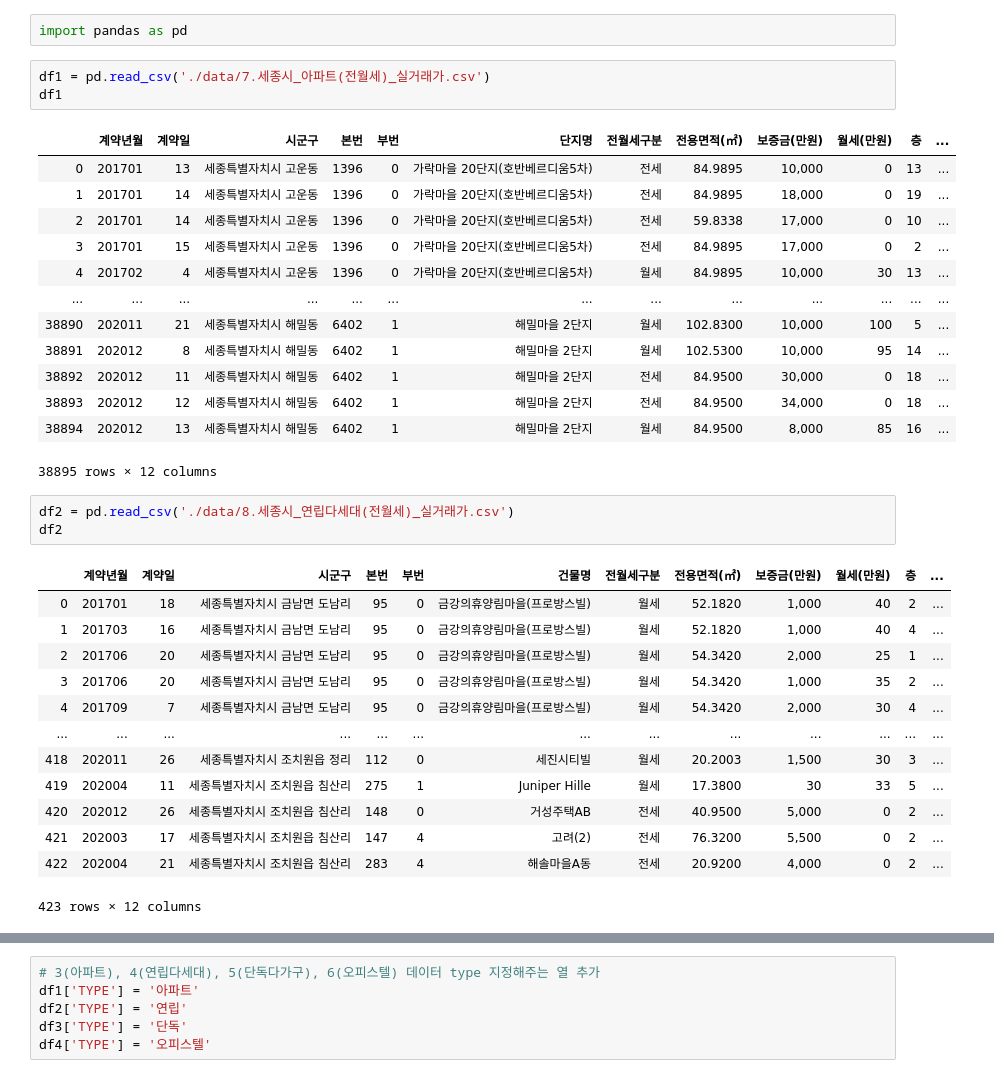
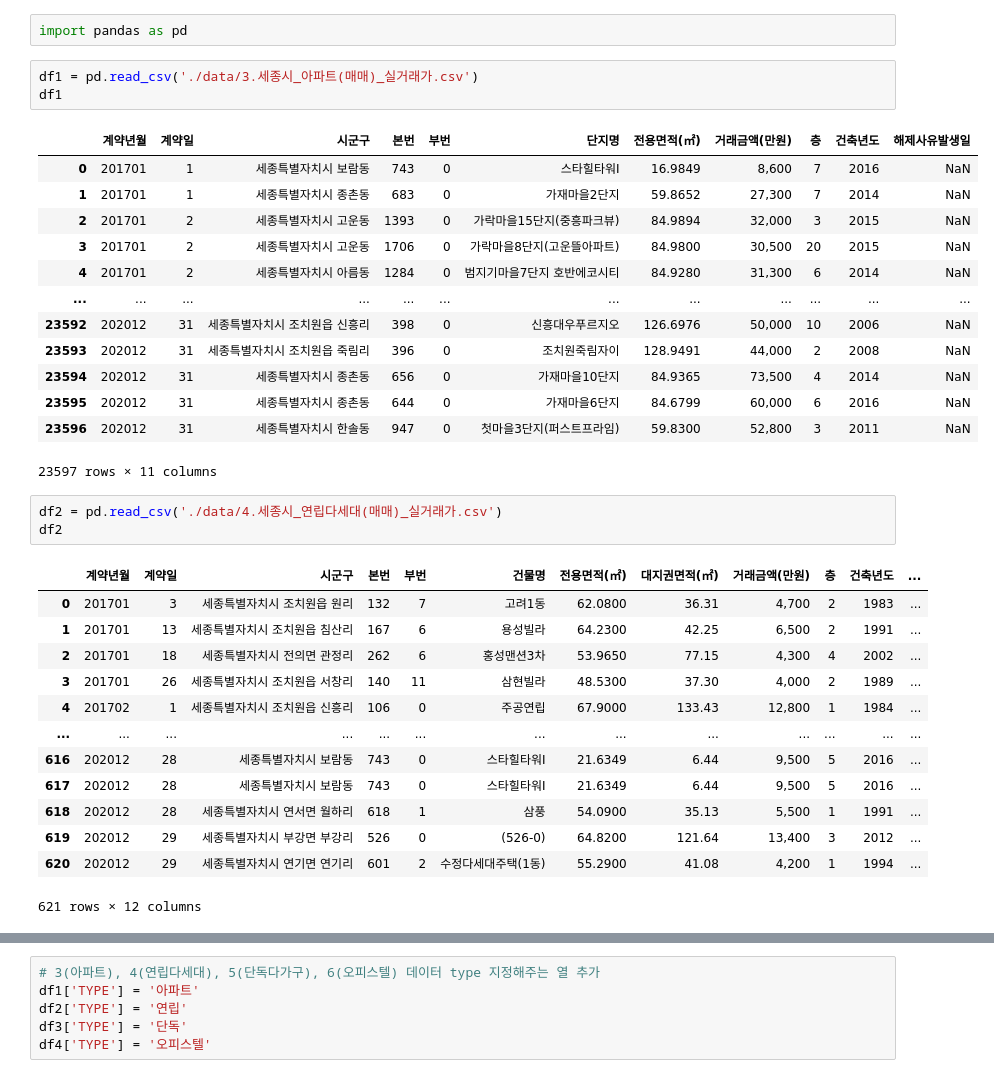
Before and after one commit to ahnty0122/Housing_Analysis, a Jupyter notebook: join_data.ipynb, the cells around one changed output, grey strips where cells are left out. Cells and saved outputs as stored; diff of their text form.

Commit message:
data change

```diff
--- a/join_data.ipynb
+++ b/join_data.ipynb
@@ -4,37 +4,37 @@
 # %%
 import pandas as pd
 # %%
-df1 = pd.read_csv('./data/7.세종시_아파트(전월세)_실거래가.csv')
+df1 = pd.read_csv('./data/3.세종시_아파트(매매)_실거래가.csv')
 df1
 # %% [output]
-|  | 계약년월 | 계약일 | 시군구 | 본번 | 부번 | 단지명 | 전월세구분 | 전용면적(㎡) | 보증금(만원) | 월세(만원) | 층 | ... |
-| 0 | 201701 | 13 | 세종특별자치시 고운동 | 1396 | 0 | 가락마을 20단지(호반베르디움5차) | 전세 | 84.9895 | 10,000 | 0 | 13 | ... |
-| 1 | 201701 | 14 | 세종특별자치시 고운동 | 1396 | 0 | 가락마을 20단지(호반베르디움5차) | 전세 | 84.9895 | 18,000 | 0 | 19 | ... |
-| 2 | 201701 | 14 | 세종특별자치시 고운동 | 1396 | 0 | 가락마을 20단지(호반베르디움5차) | 전세 | 59.8338 | 17,000 | 0 | 10 | ... |
-| 3 | 201701 | 15 | 세종특별자치시 고운동 | 1396 | 0 | 가락마을 20단지(호반베르디움5차) | 전세 | 84.9895 | 17,000 | 0 | 2 | ... |
-| 4 | 201702 | 4 | 세종특별자치시 고운동 | 1396 | 0 | 가락마을 20단지(호반베르디움5차) | 월세 | 84.9895 | 10,000 | 30 | 13 | ... |
-| ... | ... | ... | ... | ... | ... | ... | ... | ... | ... | ... | ... | ... |
-| 38890 | 202011 | 21 | 세종특별자치시 해밀동 | 6402 | 1 | 해밀마을 2단지 | 월세 | 102.8300 | 10,000 | 100 | 5 | ... |
-| 38891 | 202012 | 8 | 세종특별자치시 해밀동 | 6402 | 1 | 해밀마을 2단지 | 월세 | 102.5300 | 10,000 | 95 | 14 | ... |
-| 38892 | 202012 | 11 | 세종특별자치시 해밀동 | 6402 | 1 | 해밀마을 2단지 | 전세 | 84.9500 | 30,000 | 0 | 18 | ... |
-| 38893 | 202012 | 12 | 세종특별자치시 해밀동 | 6402 | 1 | 해밀마을 2단지 | 전세 | 84.9500 | 34,000 | 0 | 18 | ... |
-| 38894 | 202012 | 13 | 세종특별자치시 해밀동 | 6402 | 1 | 해밀마을 2단지 | 월세 | 84.9500 | 8,000 | 85 | 16 | ... |
+|  | 계약년월 | 계약일 | 시군구 | 본번 | 부번 | 단지명 | 전용면적(㎡) | 거래금액(만원) | 층 | 건축년도 | 해제사유발생일 |
+| 0 | 201701 | 1 | 세종특별자치시 보람동 | 743 | 0 | 스타힐타워Ⅰ | 16.9849 | 8,600 | 7 | 2016 | NaN |
+| 1 | 201701 | 1 | 세종특별자치시 종촌동 | 683 | 0 | 가재마을2단지 | 59.8652 | 27,300 | 7 | 2014 | NaN |
+| 2 | 201701 | 2 | 세종특별자치시 고운동 | 1393 | 0 | 가락마을15단지(중흥파크뷰) | 84.9894 | 32,000 | 3 | 2015 | NaN |
+| 3 | 201701 | 2 | 세종특별자치시 고운동 | 1706 | 0 | 가락마을8단지(고운뜰아파트) | 84.9800 | 30,500 | 20 | 2015 | NaN |
+| 4 | 201701 | 2 | 세종특별자치시 아름동 | 1284 | 0 | 범지기마을7단지 호반에코시티 | 84.9280 | 31,300 | 6 | 2014 | NaN |
+| ... | ... | ... | ... | ... | ... | ... | ... | ... | ... | ... | ... |
+| 23592 | 202012 | 31 | 세종특별자치시 조치원읍 신흥리 | 398 | 0 | 신흥대우푸르지오 | 126.6976 | 50,000 | 10 | 2006 | NaN |
+| 23593 | 202012 | 31 | 세종특별자치시 조치원읍 죽림리 | 396 | 0 | 조치원죽림자이 | 128.9491 | 44,000 | 2 | 2008 | NaN |
+| 23594 | 202012 | 31 | 세종특별자치시 종촌동 | 656 | 0 | 가재마을10단지 | 84.9365 | 73,500 | 4 | 2014 | NaN |
+| 23595 | 202012 | 31 | 세종특별자치시 종촌동 | 644 | 0 | 가재마을6단지 | 84.6799 | 60,000 | 6 | 2016 | NaN |
+| 23596 | 202012 | 31 | 세종특별자치시 한솔동 | 947 | 0 | 첫마을3단지(퍼스트프라임) | 59.8300 | 52,800 | 3 | 2011 | NaN |
-38895 rows × 12 columns
+23597 rows × 11 columns
 # %%
-df2 = pd.read_csv('./data/8.세종시_연립다세대(전월세)_실거래가.csv')
+df2 = pd.read_csv('./data/4.세종시_연립다세대(매매)_실거래가.csv')
 df2
 # %% [output]
-|  | 계약년월 | 계약일 | 시군구 | 본번 | 부번 | 건물명 | 전월세구분 | 전용면적(㎡) | 보증금(만원) | 월세(만원) | 층 | ... |
-| 0 | 201701 | 18 | 세종특별자치시 금남면 도남리 | 95 | 0 | 금강의휴양림마을(프로방스빌) | 월세 | 52.1820 | 1,000 | 40 | 2 | ... |
-| 1 | 201703 | 16 | 세종특별자치시 금남면 도남리 | 95 | 0 | 금강의휴양림마을(프로방스빌) | 월세 | 52.1820 | 1,000 | 40 | 4 | ... |
-| 2 | 201706 | 20 | 세종특별자치시 금남면 도남리 | 95 | 0 | 금강의휴양림마을(프로방스빌) | 월세 | 54.3420 | 2,000 | 25 | 1 | ... |
-| 3 | 201706 | 20 | 세종특별자치시 금남면 도남리 | 95 | 0 | 금강의휴양림마을(프로방스빌) | 월세 | 54.3420 | 1,000 | 35 | 2 | ... |
-| 4 | 201709 | 7 | 세종특별자치시 금남면 도남리 | 95 | 0 | 금강의휴양림마을(프로방스빌) | 월세 | 54.3420 | 2,000 | 30 | 4 | ... |
+|  | 계약년월 | 계약일 | 시군구 | 본번 | 부번 | 건물명 | 전용면적(㎡) | 대지권면적(㎡) | 거래금액(만원) | 층 | 건축년도 | ... |
+| 0 | 201701 | 3 | 세종특별자치시 조치원읍 원리 | 132 | 7 | 고려1동 | 62.0800 | 36.31 | 4,700 | 2 | 1983 | ... |
+| 1 | 201701 | 13 | 세종특별자치시 조치원읍 침산리 | 167 | 6 | 용성빌라 | 64.2300 | 42.25 | 6,500 | 2 | 1991 | ... |
+| 2 | 201701 | 18 | 세종특별자치시 전의면 관정리 | 262 | 6 | 홍성맨션3차 | 53.9650 | 77.15 | 4,300 | 4 | 2002 | ... |
+| 3 | 201701 | 26 | 세종특별자치시 조치원읍 서창리 | 140 | 11 | 삼현빌라 | 48.5300 | 37.30 | 4,000 | 2 | 1989 | ... |
+| 4 | 201702 | 1 | 세종특별자치시 조치원읍 신흥리 | 106 | 0 | 주공연립 | 67.9000 | 133.43 | 12,800 | 1 | 1984 | ... |
 | ... | ... | ... | ... | ... | ... | ... | ... | ... | ... | ... | ... | ... |
-| 418 | 202011 | 26 | 세종특별자치시 조치원읍 정리 | 112 | 0 | 세진시티빌 | 월세 | 20.2003 | 1,500 | 30 | 3 | ... |
-| 419 | 202004 | 11 | 세종특별자치시 조치원읍 침산리 | 275 | 1 | Juniper Hille | 월세 | 17.3800 | 30 | 33 | 5 | ... |
-| 420 | 202012 | 26 | 세종특별자치시 조치원읍 침산리 | 148 | 0 | 거성주택AB | 전세 | 40.9500 | 5,000 | 0 | 2 | ... |
-| 421 | 202003 | 17 | 세종특별자치시 조치원읍 침산리 | 147 | 4 | 고려(2) | 전세 | 76.3200 | 5,500 | 0 | 2 | ... |
-| 422 | 202004 | 21 | 세종특별자치시 조치원읍 침산리 | 283 | 4 | 해솔마을A동 | 전세 | 20.9200 | 4,000 | 0 | 2 | ... |
+| 616 | 202012 | 28 | 세종특별자치시 보람동 | 743 | 0 | 스타힐타워Ⅰ | 21.6349 | 6.44 | 9,500 | 5 | 2016 | ... |
+| 617 | 202012 | 28 | 세종특별자치시 보람동 | 743 | 0 | 스타힐타워Ⅰ | 21.6349 | 6.44 | 9,500 | 5 | 2016 | ... |
+| 618 | 202012 | 28 | 세종특별자치시 연서면 월하리 | 618 | 1 | 삼풍 | 54.0900 | 35.13 | 5,500 | 1 | 1991 | ... |
+| 619 | 202012 | 29 | 세종특별자치시 부강면 부강리 | 526 | 0 | (526-0) | 64.8200 | 121.64 | 13,400 | 3 | 2012 | ... |
+| 620 | 202012 | 29 | 세종특별자치시 연기면 연기리 | 601 | 2 | 수정다세대주택(1동) | 55.2900 | 41.08 | 4,200 | 1 | 1994 | ... |
-423 rows × 12 columns
+621 rows × 12 columns
 # %%
```
Also changed, not shown: parts of 5 cells of this notebook, 4 other files.
